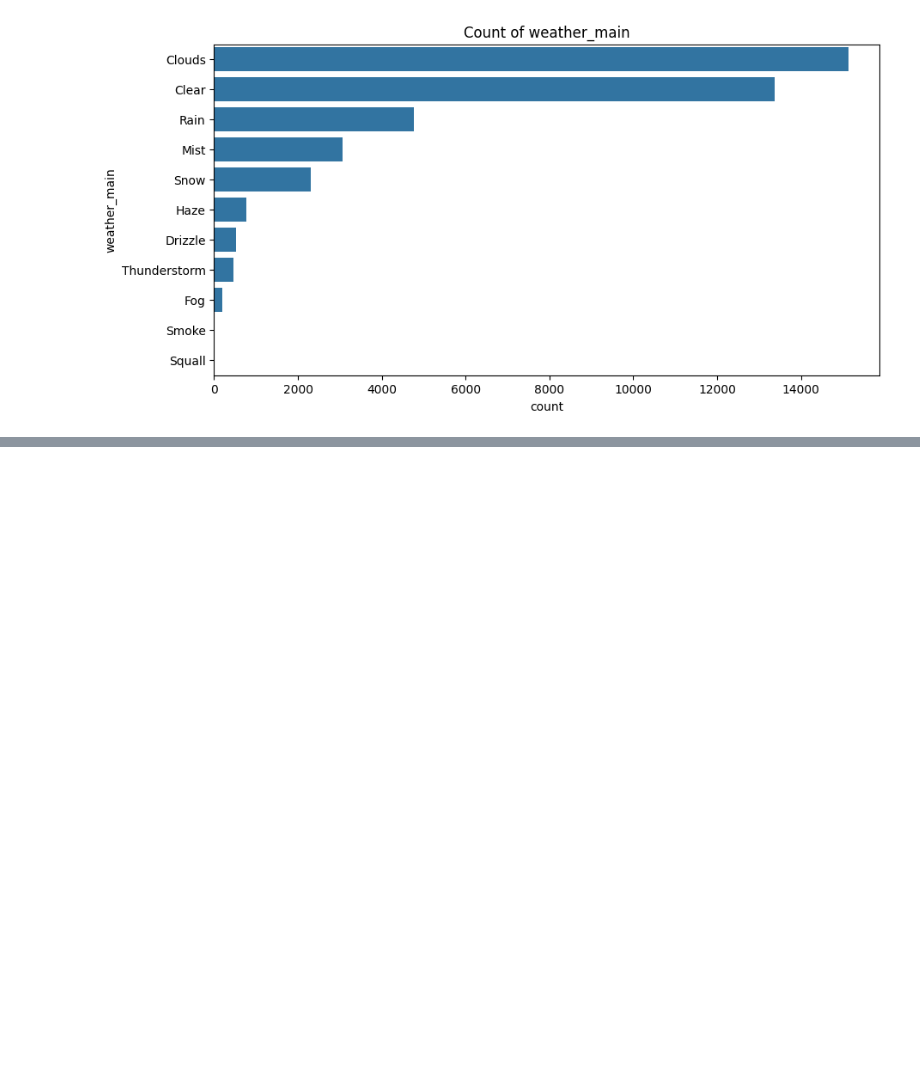
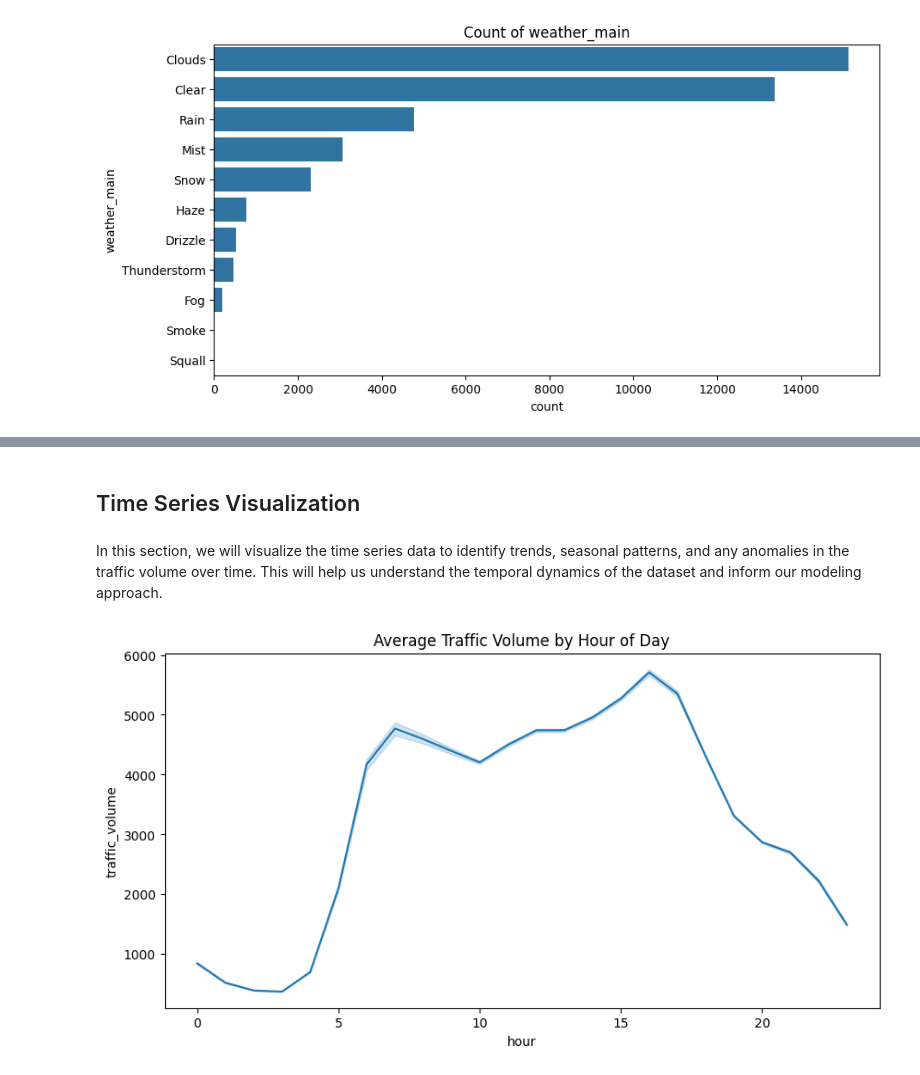
Before and after one commit to LuizCorrei4/predict-traffic-volume, a Jupyter notebook: notebooks/01-exploration.ipynb, the cells around one changed output, grey strips where cells are left out. Cells and saved outputs as stored; diff of their text form; code cells hidden in the pictures; blank space fills up the shorter version.

Commit message:
add data quality check + times series visualization

```diff
--- a/notebooks/01-exploration.ipynb
+++ b/notebooks/01-exploration.ipynb
@@ -869,0 +938,16 @@ Name: count, dtype: int64
+# %% [markdown]
+## Time Series Visualization
+# %% [markdown]
+In this section, we will visualize the time series data to identify trends, seasonal patterns, and any anomalies in the traffic volume over time. This will help us understand the temporal dynamics of the dataset and inform our modeling approach.
+# %%
+# Create temporary features for visualization
+df['hour'] = df.index.hour
+df['day_of_week'] = df.index.dayofweek
+
+# Plot average traffic volume by hour
+plt.figure(figsize=(10, 5))
+sns.lineplot(x='hour', y='traffic_volume', data=df)
+plt.title('Average Traffic Volume by Hour of Day')
+plt.show()
+# %% [output]
+[figure, added]
```
Also changed, not shown: parts of 10 cells of this notebook.
